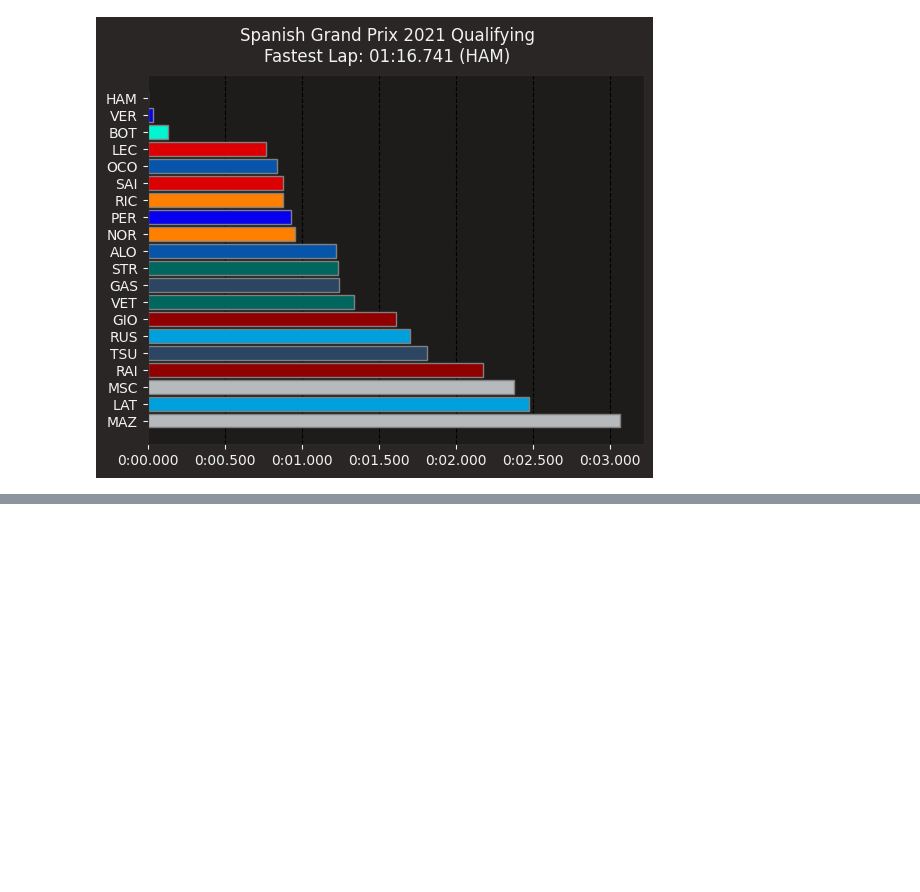
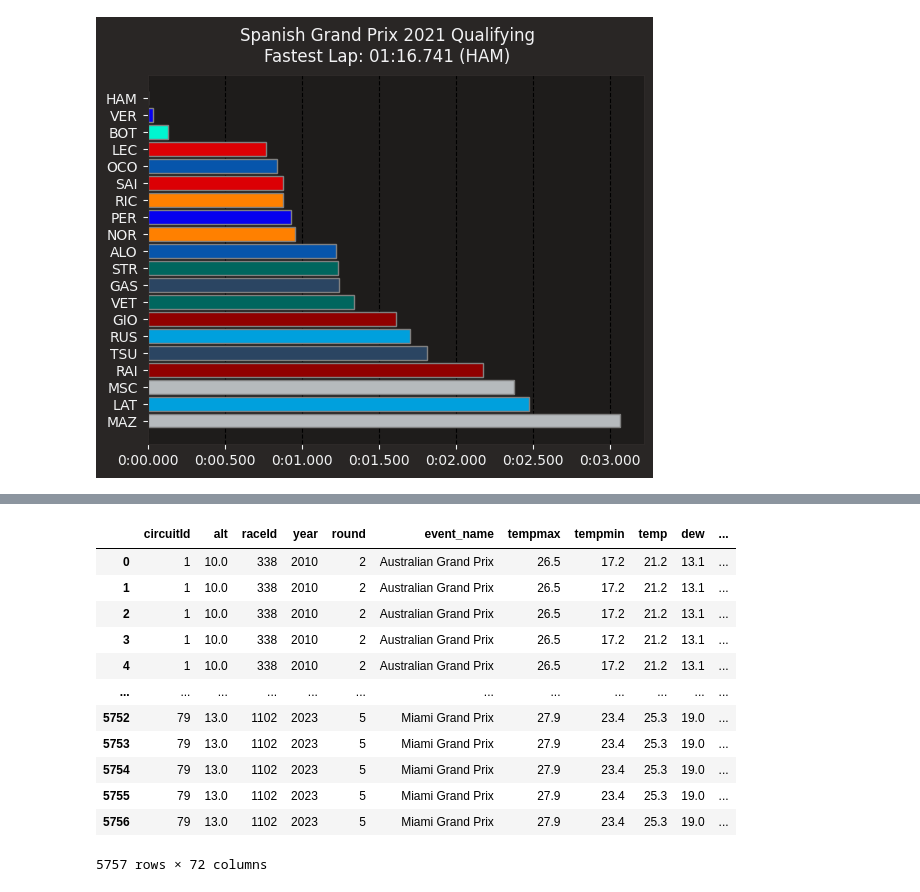
Before and after one commit to Yoshi234/f1-fanatasy-analysis, a Jupyter notebook: code/modeling/nick_learning.ipynb, the cells around one changed output, grey strips where cells are left out. Saved outputs shown, nothing was run; the diff lists cells and outputs as text; code cells hidden in the pictures; blank space fills up the shorter version.

Commit message:
Many changes in selection.py and nick_learning

```diff
--- a/code/modeling/nick_learning.ipynb
+++ b/code/modeling/nick_learning.ipynb
@@ -561,0 +558,18 @@ plt.show()
+# %%
+import pandas as pd
+from selection import get_data_in_window
+pd.read_feather("../../data/clean_model_data.feather")
+# %% [output]
+|  | circuitId | alt | raceId | year | round | event_name | tempmax | tempmin | temp | dew | ... |
+| 0 | 1 | 10.0 | 338 | 2010 | 2 | Australian Grand Prix | 26.5 | 17.2 | 21.2 | 13.1 | ... |
+| 1 | 1 | 10.0 | 338 | 2010 | 2 | Australian Grand Prix | 26.5 | 17.2 | 21.2 | 13.1 | ... |
+| 2 | 1 | 10.0 | 338 | 2010 | 2 | Australian Grand Prix | 26.5 | 17.2 | 21.2 | 13.1 | ... |
+| 3 | 1 | 10.0 | 338 | 2010 | 2 | Australian Grand Prix | 26.5 | 17.2 | 21.2 | 13.1 | ... |
+| 4 | 1 | 10.0 | 338 | 2010 | 2 | Australian Grand Prix | 26.5 | 17.2 | 21.2 | 13.1 | ... |
+| ... | ... | ... | ... | ... | ... | ... | ... | ... | ... | ... | ... |
+| 5752 | 79 | 13.0 | 1102 | 2023 | 5 | Miami Grand Prix | 27.9 | 23.4 | 25.3 | 19.0 | ... |
+| 5753 | 79 | 13.0 | 1102 | 2023 | 5 | Miami Grand Prix | 27.9 | 23.4 | 25.3 | 19.0 | ... |
+| 5754 | 79 | 13.0 | 1102 | 2023 | 5 | Miami Grand Prix | 27.9 | 23.4 | 25.3 | 19.0 | ... |
+| 5755 | 79 | 13.0 | 1102 | 2023 | 5 | Miami Grand Prix | 27.9 | 23.4 | 25.3 | 19.0 | ... |
+| 5756 | 79 | 13.0 | 1102 | 2023 | 5 | Miami Grand Prix | 27.9 | 23.4 | 25.3 | 19.0 | ... |
+5757 rows × 72 columns
```
Also changed, not shown: parts of 6 cells of this notebook, 1 other file.
